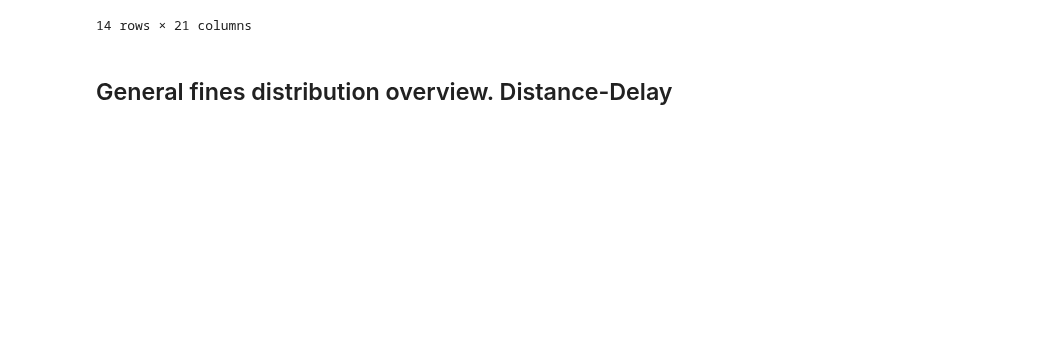
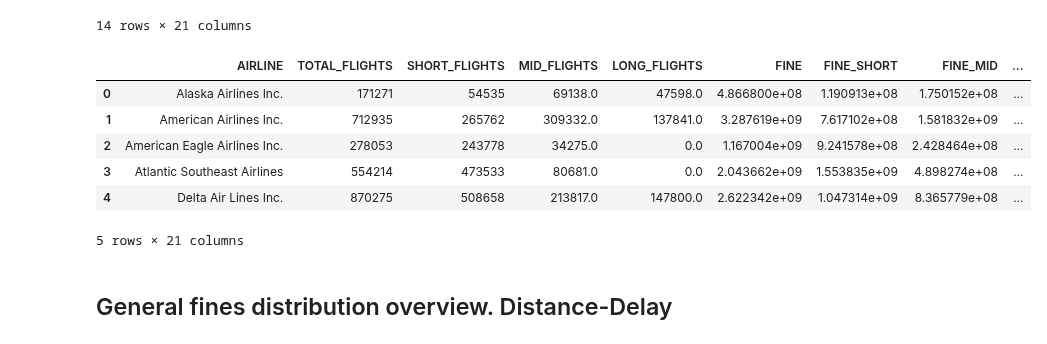
Before and after one commit to inesgfortis/Aircraft_Delays_Analysis, a Jupyter notebook: AirlinesAnalysis/FineAnalysis.ipynb, the cells around one changed output. Saved outputs shown, nothing was run; the diff lists cells and outputs as text; code cells hidden in the pictures; blank space fills up the shorter version.

```diff
--- a/AirlinesAnalysis/FineAnalysis.ipynb
+++ b/AirlinesAnalysis/FineAnalysis.ipynb
@@ -261,3 +271,13 @@ multas
+# %%
+multas.head()
+# %% [output]
+|  | AIRLINE | TOTAL_FLIGHTS | SHORT_FLIGHTS | MID_FLIGHTS | LONG_FLIGHTS | FINE | FINE_SHORT | FINE_MID | ... |
+| 0 | Alaska Airlines Inc. | 171271 | 54535 | 69138.0 | 47598.0 | 4.866800e+08 | 1.190913e+08 | 1.750152e+08 | ... |
+| 1 | American Airlines Inc. | 712935 | 265762 | 309332.0 | 137841.0 | 3.287619e+09 | 7.617102e+08 | 1.581832e+09 | ... |
+| 2 | American Eagle Airlines Inc. | 278053 | 243778 | 34275.0 | 0.0 | 1.167004e+09 | 9.241578e+08 | 2.428464e+08 | ... |
+| 3 | Atlantic Southeast Airlines | 554214 | 473533 | 80681.0 | 0.0 | 2.043662e+09 | 1.553835e+09 | 4.898274e+08 | ... |
+| 4 | Delta Air Lines Inc. | 870275 | 508658 | 213817.0 | 147800.0 | 2.622342e+09 | 1.047314e+09 | 8.365779e+08 | ... |
+5 rows × 21 columns
 # %% [markdown]
 ## General fines distribution overview. Distance-Delay
 # %%
```
Also changed, not shown: parts of 9 cells of this notebook, 1 other file.
